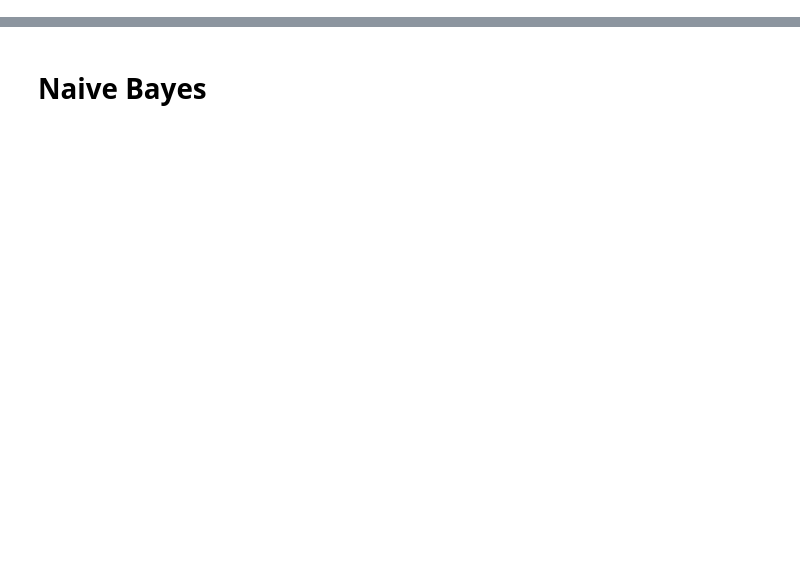
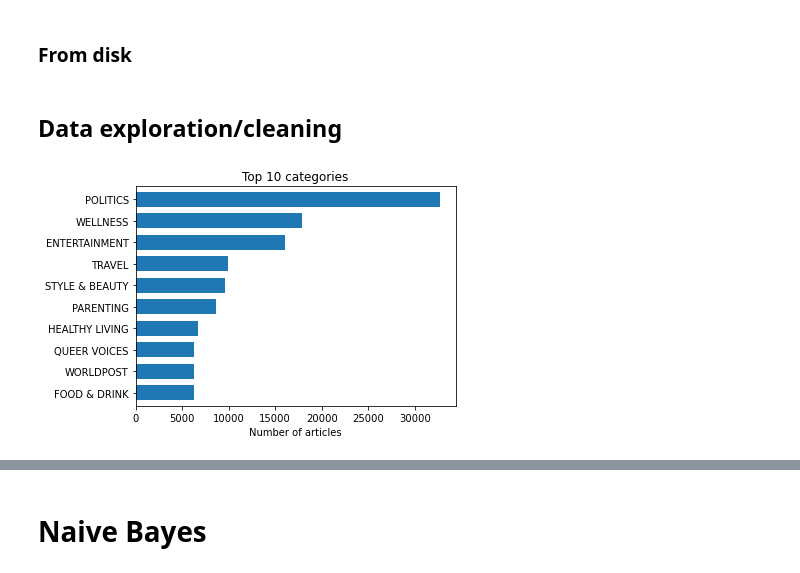
Before and after one commit to LetteraUnica/HuffPost-analysis, a Jupyter notebook: final-project/news_analysis.ipynb, the cells around one changed output, grey strips where cells are left out. Cells and saved outputs as stored; diff of their text form; code cells hidden in the pictures; blank space fills up the shorter version.

```diff
--- a/final-project/news_analysis.ipynb
+++ b/final-project/news_analysis.ipynb
@@ -4,3 +6,10 @@ import pandas as pd
 import pylab as pl
 import os
 from IPython.display import clear_output
+from tqdm.notebook import trange
+
+from matplotlib import rcParams
+rcParams.update({'figure.autolayout': True})
+
+from utils import *
+from document_cleaner import *
@@ -18,5 +31,19 @@ from IPython.display import clear_output
 # api.authenticate()
 # %%
 # api.dataset_download_files('rmisra/news-category-dataset', path="./data", unzip=True)
+# %% [markdown]
+### From disk
 # %%
 data = pd.read_json("data/News_Category_Dataset_v2.json", lines=True)
+# %%
+data["full_text"] = data["headline"] + ". " + data["short_description"]
+# %% [markdown]
+## Data exploration/cleaning
+# %%
+data.loc[data["category"] == "THE WORLDPOST", "category"]= "WORLDPOST"
+# %%
+data["category"].value_counts()[:10][::-1].plot.barh(title="Top 10 categories", width=0.7)
+pl.xlabel('Number of articles')
+pl.savefig("top_10_categories.png", dpi=200)
+# %% [output]
+[figure, added]
```
Also changed, not shown: parts of 48 cells of this notebook, 5 other files.
